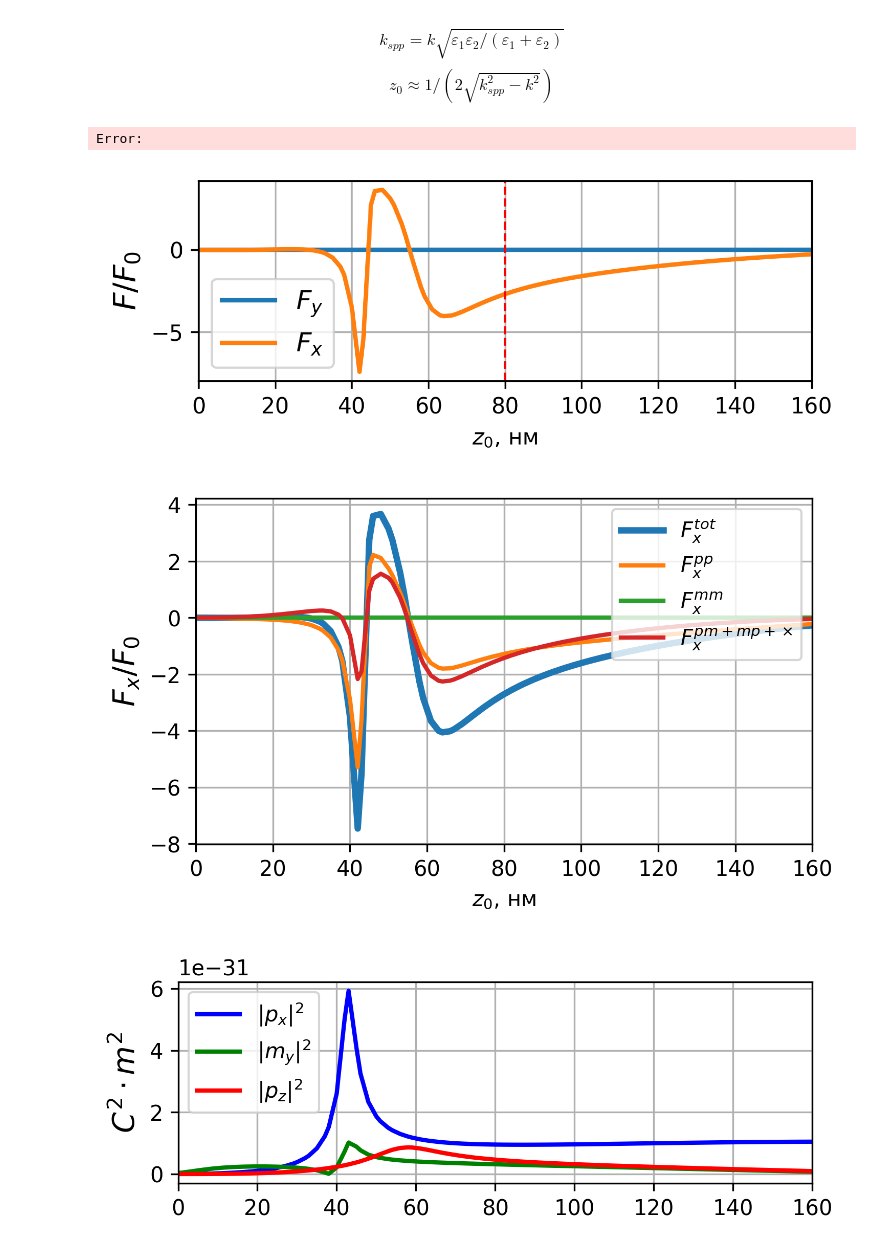
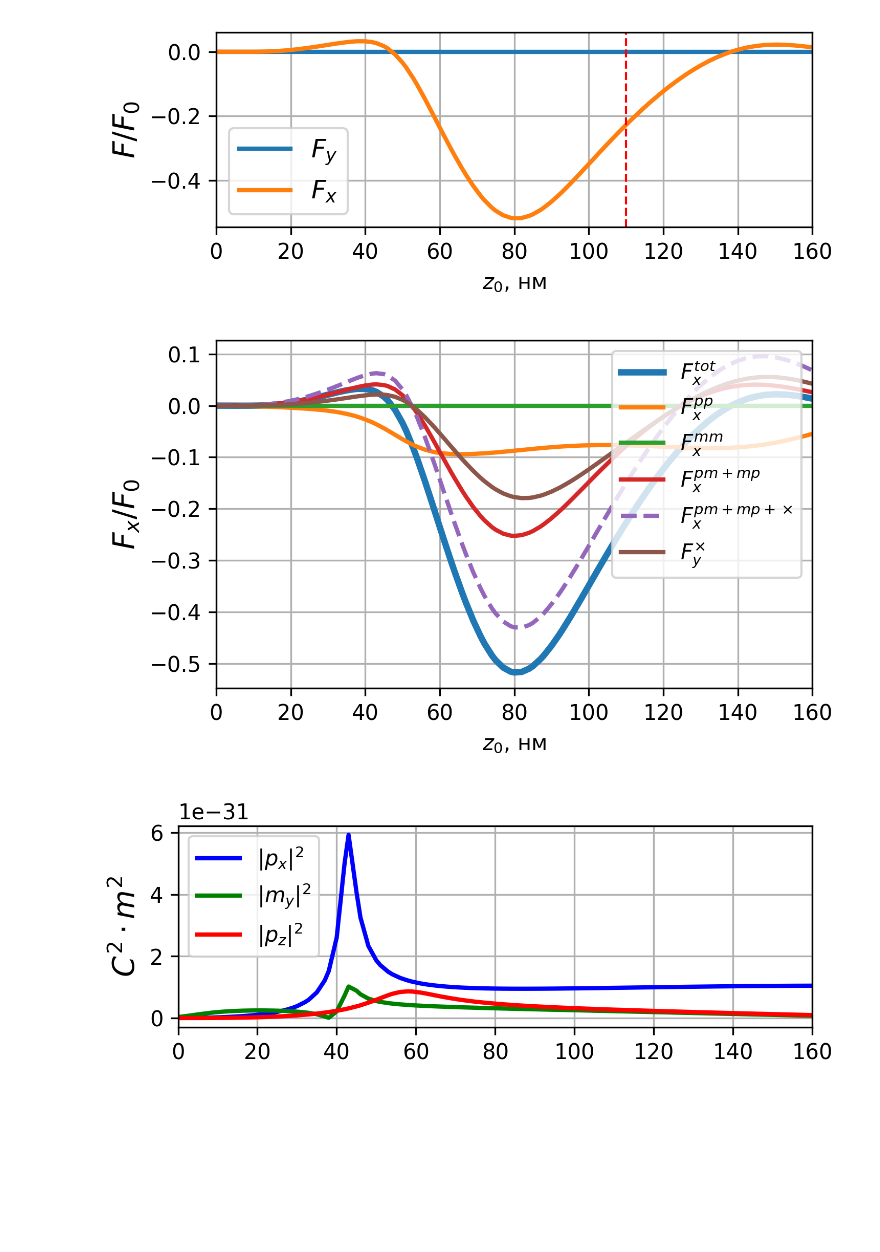
Before and after one commit to semyonbo/SPP_ANALYTICAL, a Jupyter notebook: plot greens.ipynb, the cells around one changed output. Cells and saved outputs as stored; diff of their text form; code cells hidden in the pictures; blank space fills up the shorter version.

```diff
--- a/plot greens.ipynb
+++ b/plot greens.ipynb
@@ -15,9 +15,6 @@ wl = 800
 z0 = np.linspace(0,160, 100, dtype=int)
 k0 = lambda wl: 2*np.pi/wl
 STOP=45
-# %% [markdown]
-$$k_{spp} = k \sqrt{\varepsilon_1 \varepsilon_2 /(\varepsilon_1 + \varepsilon_2)} $$
-$$z_0 \approx 1/(2 \sqrt{k^2_{spp}-k^2})$$
 # %%
 from MieSppForce import dipoles, force
 from tqdm import tqdm
@@ -34,7 +31,7 @@ dyrotGHxz = np.empty(len(z0), dtype=complex) #imag
 dyrotGHzx = np.empty(len(z0), dtype=complex) #imag
 
 P,M =  np.empty((len(z0),3), dtype=complex),np.empty((len(z0),3), dtype=complex)
-R= 80
+R= 110
 a_angle = 0
 angle = 25*np.pi/180
 phase = 0
@@ -64,8 +61,6 @@ for i in tqdm(range(len(z0))):
 
     dxrotGHyz[i], dxrotGHzy[i] = dxrotGH[1,2], dxrotGH[2,1]
     dyrotGHxz[i], dyrotGHzx[i] = dyrotGH[0,2], dyrotGH[2,0]
-# %% [output]
-Error:
 # %%
 
 f0 = force.F(wl, 1, [0,0,0], R, eps_Si, 0,amplitude=1,phase=0,a_angle=0, stop=STOP, full_output=False)[2]
@@ -90,29 +85,30 @@ plt.tight_layout()
 #plt.savefig(f'f_no_sc_from_z0_R_{R}_wl_{wl}.pdf', dpi=300)
 plt.show()
 # %% [output]
-[figure, old version]
+[figure, new version]
 # %%
 fig, ax1 = plt.subplots(1, 1, figsize=(5, 3), sharex=True, dpi=300)
 
 
 ax1.plot(z0, (F_x[:,0]-F_x[:,1]-F_x[:,4])/f0, label='$F_x^{tot}$', linewidth=3)
 ax1.plot(z0, F_x[:,2]/f0, label='$F_x^{pp}$', linewidth=2)
 ax1.plot(z0, F_x[:,5]/f0, label='$F_x^{mm}$', linewidth=2)
-ax1.plot(z0, (F_x[:,6]+F_x[:,3]+F_x[:,7])/f0, label='$F_x^{pm+mp+\\times}$', linewidth=2)
-#ax1.plot(z0, /f0, label='$F_y^{\\times}$', linewidth=2)
+ax1.plot(z0, (F_x[:,6]+F_x[:,3])/f0, label='$F_x^{pm+mp}$', linewidth=2)
+ax1.plot(z0, (F_x[:,6]+F_x[:,3]+F_x[:,7])/f0, label='$F_x^{pm+mp+\\times}$', linewidth=2, ls='--')
+ax1.plot(z0, F_x[:,7]/f0, label='$F_y^{\\times}$', linewidth=2)
 
 ax1.set_ylabel('$F_x/F_0$', fontsize=14)
 ax1.grid(True)
 ax1.legend(loc='upper right')
 ax1.set_xlabel('$z_0$, нм')
 
 plt.xlim(z0[0], z0[-1])
 
 plt.tight_layout()
 #plt.savefig(f'f_no_sc_y_from_z0_R_{R}_wl_{wl}.pdf', dpi=300)
 plt.show()
 # %% [output]
-[figure, old version]
+[figure, new version]
 # %%
 fig, ax1 = plt.subplots(1, 1, figsize=(5, 2), sharex=True, dpi=300)
 
```
Also changed, not shown: 3 other files.
